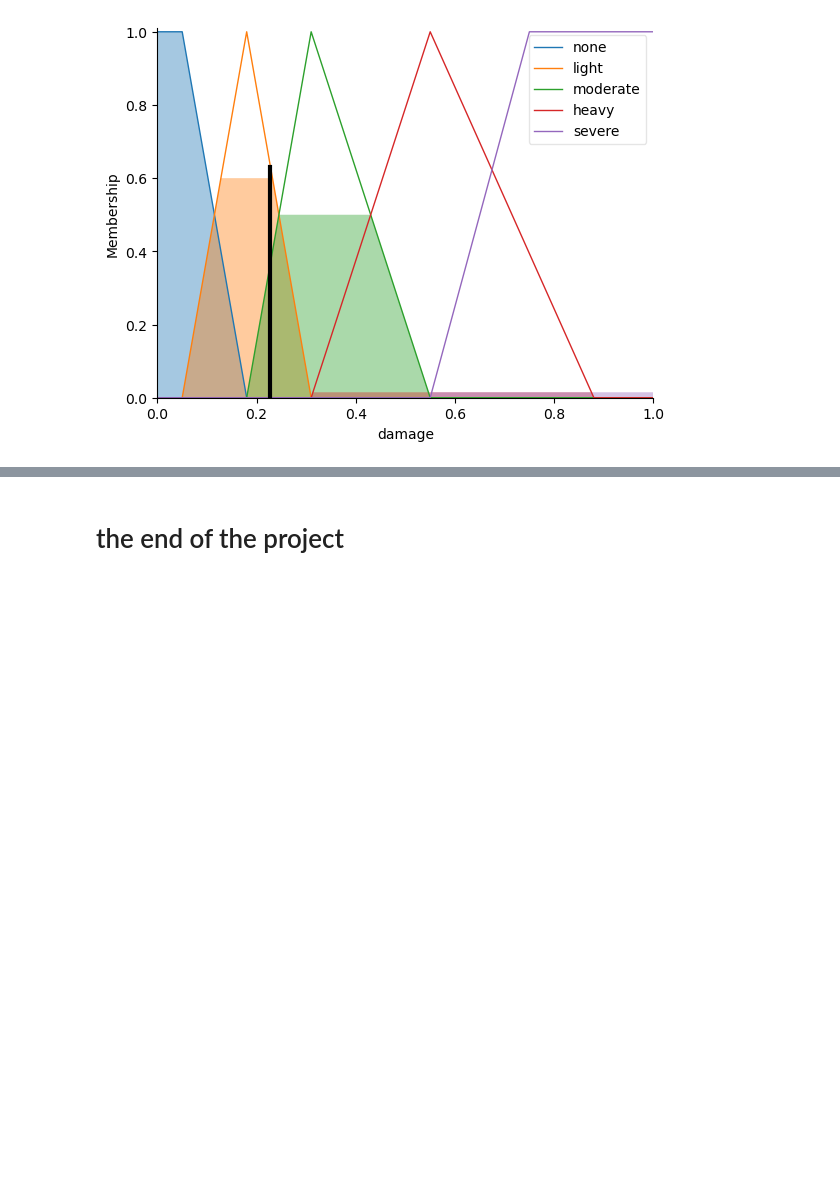
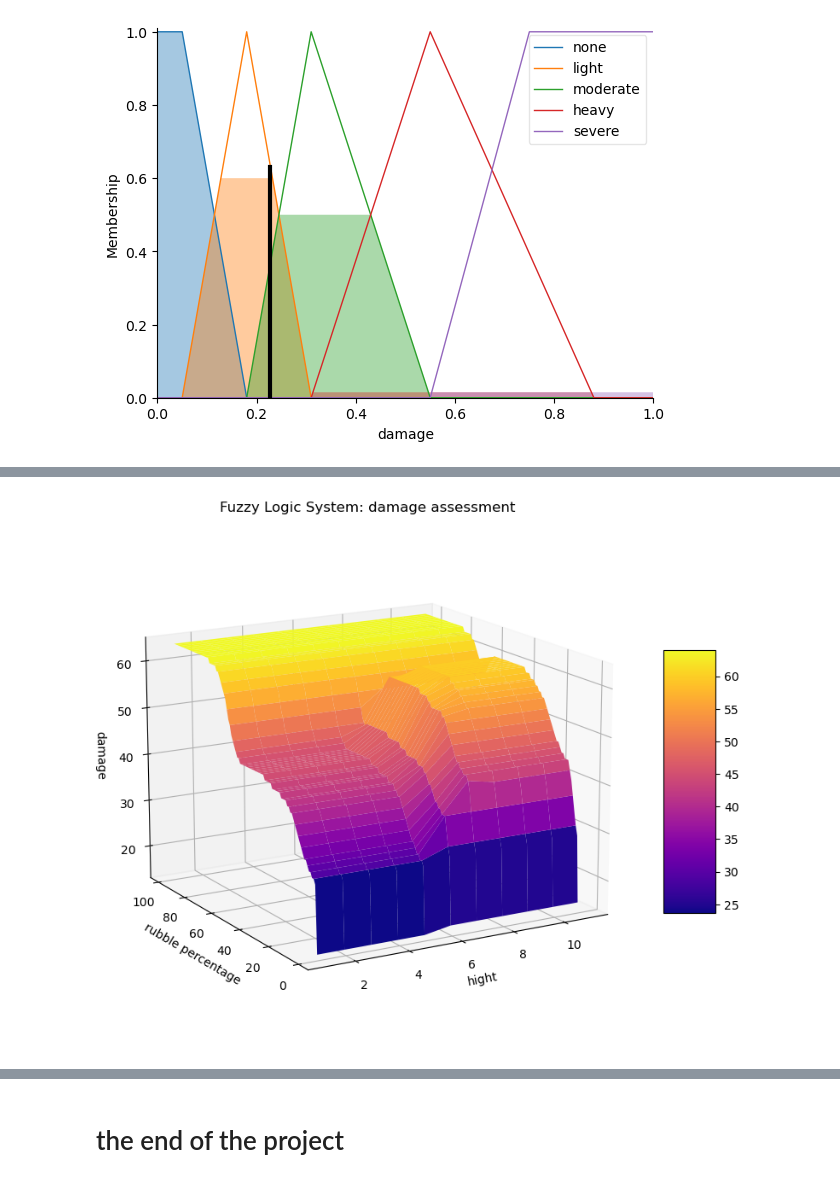
Before and after one commit to HananMoAlnakhal/Building_Assessment_Expert_System, a Jupyter notebook: fuzzy_expert_system.ipynb, the cells around one changed output, grey strips where cells are left out. Drawn from its saved outputs; the diff is of its cells as text; code cells hidden in the pictures; blank space fills up the shorter version.

Commit message:
adding 3d plots

```diff
--- a/fuzzy_expert_system.ipynb
+++ b/fuzzy_expert_system.ipynb
@@ -157,13 +178,15 @@ def create_fuzzy_system(rules):
 # %%
-print("Building a Fuzzy Expert System for damage Assessment...")
+if __name__=="__main__":
+    print("Building a Fuzzy Expert System for damage Assessment...")
+    #---1---definig variebles-------------------
+    intact_col,tilt, ruble_percentage, building_area, building_hight,damage_per,building_age,damage,habitability,reparability=define_variables()
+    #---2---adding rules------------------------
+    rules = construct_rules()
+    #---3---creating the fuzzy sim--------------
+    damage_sim = create_fuzzy_system(rules[:34])
+    results_sim = create_fuzzy_system(rules[35:])
 
-intact_col,tilt, ruble_percentage, building_area, building_hight,damage_per,building_age,damage,habitability,reparability=define_variables()
-
-rules = construct_rules()
-damage_sim = create_fuzzy_system(rules[:31])
-results_sim = create_fuzzy_system(rules[32:])
-
-print("Fuzzy Expert System completed executing.")
+    print("Fuzzy Expert System completed executing.")
 # %% [output]
 Building a Fuzzy Expert System for damage Assessment...
 Defining linguistic variables and their fuzzy sets...
@@ -204,0 +243,33 @@ reparability.view(sim=results_sim)
+# %%
+def hight_vs_Rubble(area=500,col=30,tilt=0):
+    building_hight_range = np.arange(1, 12,1)
+    rub_per = np.arange(1, 100,1)
+    rub_per, building_hight_range = np.meshgrid(rub_per, building_hight_range)
+    output = np.empty_like(building_hight_range)
+
+    for i in range(building_hight_range.shape[0]):
+        for j in range(building_hight_range.shape[1]):
+            damage_sim.input['building_hight'] = building_hight_range[i,j]
+            damage_sim.input['ruble_percentage'] = rub_per[i,j]
+
+            damage_sim.input['building_area'] = area
+            damage_sim.input['intact_col'] =col
+            damage_sim.input['tilt'] = tilt
+            damage_sim.compute()
+            # print(damage_sim.output.get('damage'))
+            output[i,j]= damage_sim.output.get('damage')*100 #to normalize the z axis when plotting and to make it more clear
+
+    fig = plt.figure(figsize=(10, 8))
+    ax = fig.add_subplot(111, projection='3d')
+    surf = ax.plot_surface(building_hight_range,rub_per, output, cmap='plasma')
+    ax.azim =240
+    ax.elev = 15
+    ax.set_xlabel('hight')
+    ax.set_ylabel('rubble percentage')
+    ax.set_zlabel('damage')
+    ax.set_title('Fuzzy Logic System: damage assessment')
+    fig.colorbar(surf, shrink=0.5, aspect=5)
+    plt.show()
+hight_vs_Rubble()
+# %% [output]
+[figure, added]
```
Also changed, not shown: parts of 25 cells of this notebook, 1 other file.
